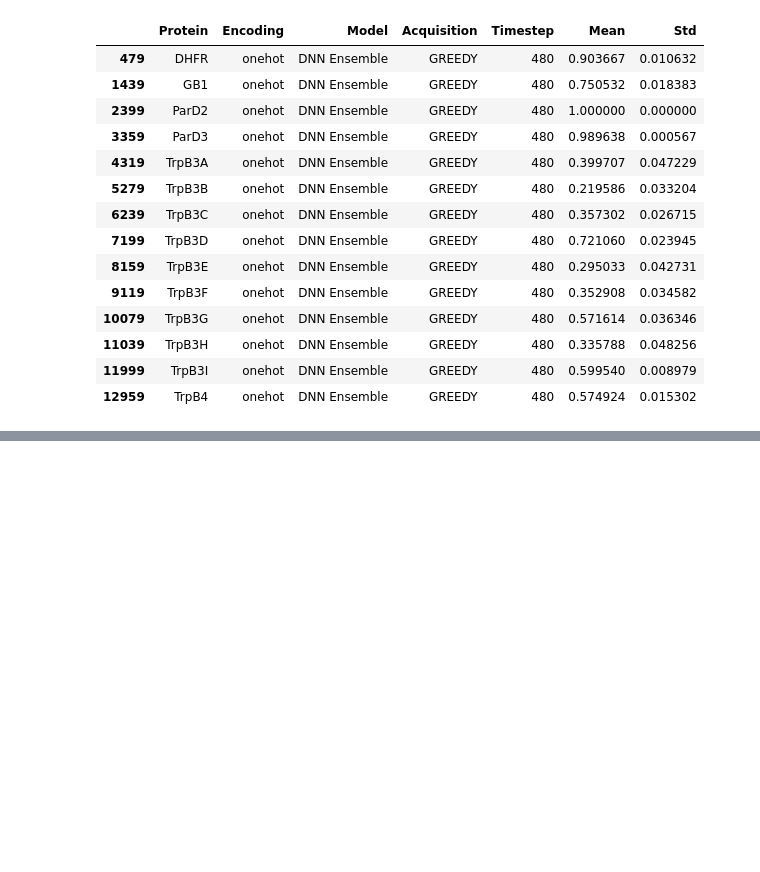
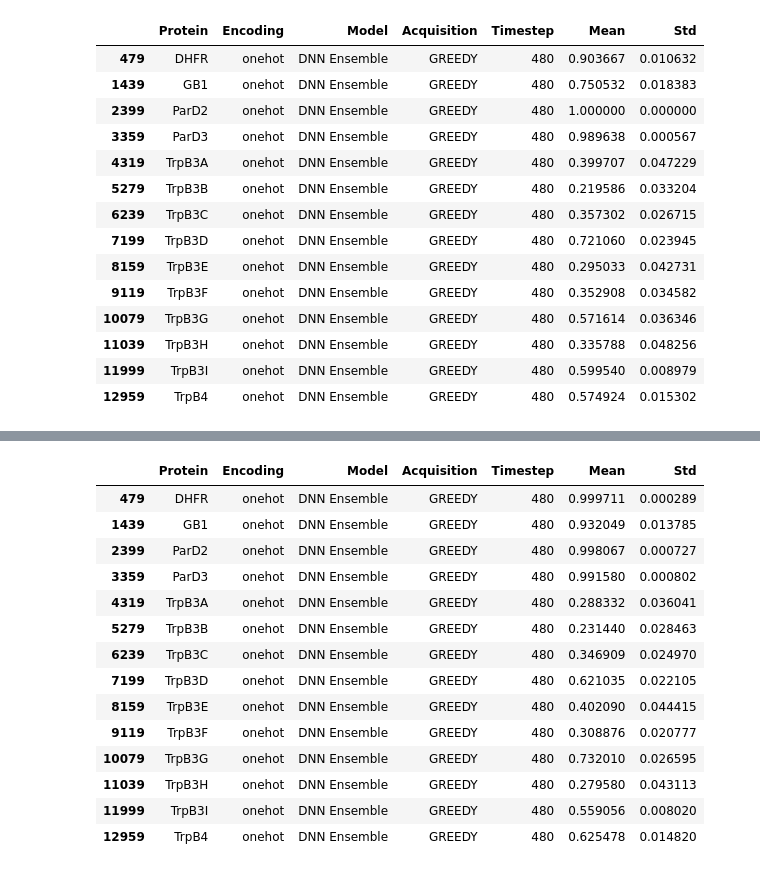
Before and after one commit to fhalab/alde4ssmula, a Jupyter notebook: analysis/tabulate_results.ipynb, the cells around one changed output, grey strips where cells are left out. Saved outputs shown, nothing was run; the diff lists cells and outputs as text; code cells hidden in the pictures; blank space fills up the shorter version.

```diff
--- a/analysis/tabulate_results.ipynb
+++ b/analysis/tabulate_results.ipynb
@@ -249,0 +269,14 @@ df[(df["Encoding"] == "onehot") & (df["Timestep"] == 480)]
+# %%
+#Loop over different datasets and encodings
+#tabulate all max fitness values into one dataframe
+df2 = pd.DataFrame(columns=['Protein', 'Encoding', 'Model', 'Acquisition', 'Timestep', 'Mean', 'Std'])
+
+for protein in ["DHFR", "GB1", "ParD2", "ParD3", "TrpB3A", "TrpB3B", "TrpB3C", "TrpB3D", "TrpB3E", "TrpB3F", "TrpB3G", "TrpB3H", "TrpB3I", "TrpB4"]:
+    for encoding in ['onehot']:
+        subdir =  'results/96+96+384/' + protein + '/' + encoding
+        fitness_df = pd.read_csv('data/' + protein + '/fitness.csv')
+        y = fitness_df['fitness'].values
+        y = y/y.max()
+
+        batch, budget = load_tensors(subdir)
+        df2 = tabulate_regret(df2, batch['indices'], budget, subdir, randregret=None)
@@ -249,0 +301,10 @@ df[(df["Encoding"] == "onehot") & (df["Timestep"] == 480)]
+# %%
+#clean up the results and save
+df2 = df2.drop_duplicates(subset=['Protein', 'Encoding', 'Model', 'Acquisition', 'Timestep'], keep='first')
+df2['Model'] = df2['Model'].replace('BOOSTING_ENSEMBLE', 'Boosting Ensemble')
+df2['Model'] = df2['Model'].replace('GP_BOTORCH', 'GP')
+df2['Model'] = df2['Model'].replace('DNN_ENSEMBLE', 'DNN Ensemble')
+df2['Model'] = df2['Model'].replace('DKL_BOTORCH', 'DKL')
+df2['Acquisition'] = df2['Acquisition'].replace('Random', 'GREEDY')
+df2.to_csv('results/96+96+384/all_results.csv', index=False)
+df2
@@ -249,0 +325,18 @@ df[(df["Encoding"] == "onehot") & (df["Timestep"] == 480)]
+# %%
+df2[(df2["Encoding"] == "onehot") & (df2["Timestep"] == 480)]
+# %% [output]
+|  | Protein | Encoding | Model | Acquisition | Timestep | Mean | Std |
+| 479 | DHFR | onehot | DNN Ensemble | GREEDY | 480 | 0.999711 | 0.000289 |
+| 1439 | GB1 | onehot | DNN Ensemble | GREEDY | 480 | 0.932049 | 0.013785 |
+| 2399 | ParD2 | onehot | DNN Ensemble | GREEDY | 480 | 0.998067 | 0.000727 |
+| 3359 | ParD3 | onehot | DNN Ensemble | GREEDY | 480 | 0.991580 | 0.000802 |
+| 4319 | TrpB3A | onehot | DNN Ensemble | GREEDY | 480 | 0.288332 | 0.036041 |
+| 5279 | TrpB3B | onehot | DNN Ensemble | GREEDY | 480 | 0.231440 | 0.028463 |
+| 6239 | TrpB3C | onehot | DNN Ensemble | GREEDY | 480 | 0.346909 | 0.024970 |
+| 7199 | TrpB3D | onehot | DNN Ensemble | GREEDY | 480 | 0.621035 | 0.022105 |
+| 8159 | TrpB3E | onehot | DNN Ensemble | GREEDY | 480 | 0.402090 | 0.044415 |
+| 9119 | TrpB3F | onehot | DNN Ensemble | GREEDY | 480 | 0.308876 | 0.020777 |
+| 10079 | TrpB3G | onehot | DNN Ensemble | GREEDY | 480 | 0.732010 | 0.026595 |
+| 11039 | TrpB3H | onehot | DNN Ensemble | GREEDY | 480 | 0.279580 | 0.043113 |
+| 11999 | TrpB3I | onehot | DNN Ensemble | GREEDY | 480 | 0.559056 | 0.008020 |
+| 12959 | TrpB4 | onehot | DNN Ensemble | GREEDY | 480 | 0.625478 | 0.014820 |
```
Also changed, not shown: parts of 7 cells of this notebook, 3 other files.
